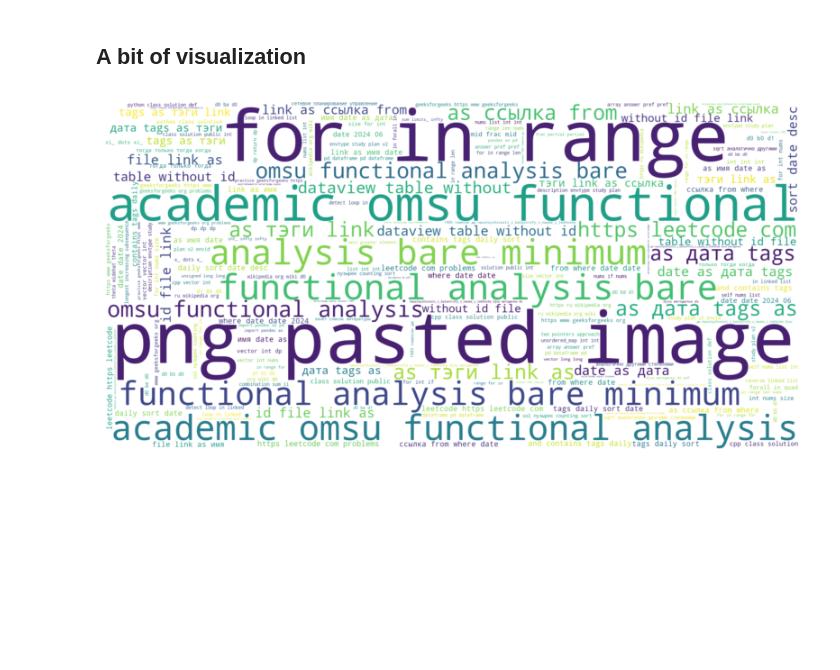
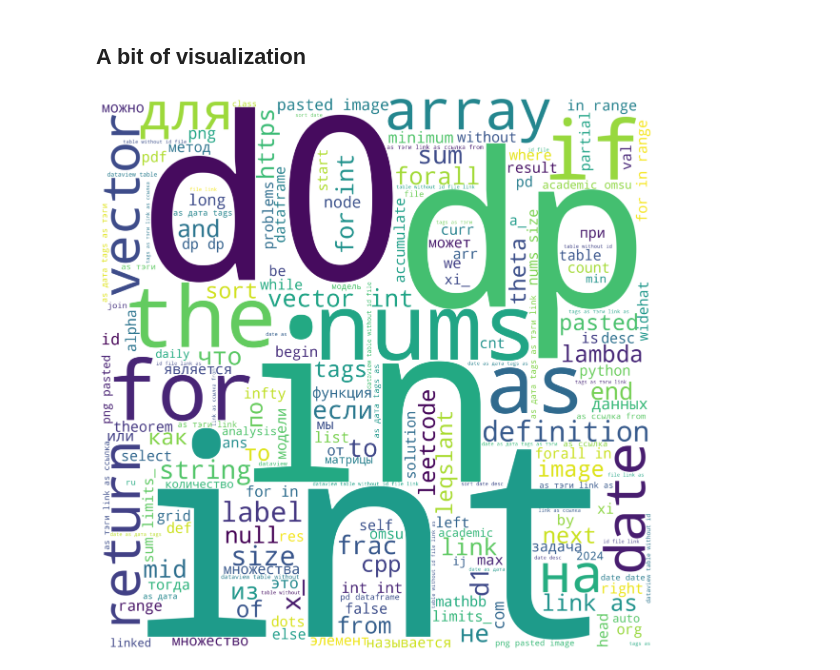
Before and after one commit to ruzanovad/learn-struct, a Jupyter notebook: prepare_dataset.ipynb, the cells around one changed output. Cells and saved outputs as stored; diff of their text form; code cells hidden in the pictures; blank space fills up the shorter version.

```diff
--- a/prepare_dataset.ipynb
+++ b/prepare_dataset.ipynb
@@ -34,7 +36,7 @@ import pandas as pd
 df = pd.DataFrame()
 
 
-def walk_in_data_and_add(rootdir=r"data"):
+def walk_in_data_and_add(rootdir=path):
     rows_list = []
 
     for folder, dirnames, files in os.walk(rootdir):
@@ -88,7 +87,7 @@ Let's detect files that contain YAML front matter.
 # %%
 df_with_yaml = df[
     df["text"].str.contains(r"(?s)^---\s*\n(.*?)\n---\s*(\n|$)", regex=True)
-]
+].reset_index(drop=True)
 df_with_yaml
 # %% [output]
 |  | directory | name | extension | text |
@@ -156,6 +150,13 @@ df_with_yaml
 # %%
+import yaml._yaml
+
+
 def preprocess_yaml(row):
-    row = yaml.safe_load(row) if pd.notnull(row) else None
+    try:
+        row = yaml.safe_load(row) if pd.notnull(row) else None
+    except yaml.constructor.ConstructorError:
+        return "{}"
+
     if row == None:
         return row
     for key in row.keys():
@@ -208,16 +209,16 @@ def get_word_cloud(text, ngram_range=(1, 1)):
     X = vec.fit_transform(text)
     words_tfidf = dict(zip(vec.get_feature_names_out(), X.sum(axis=0).A1)) # np.asarray(X.sum(axis=0)).ravel()
     wordCloud = WordCloud(
-        width=2000, height=1000, random_state=42, background_color="white"
+        width=2000, height=2000, random_state=42, background_color="white"
     ).generate_from_frequencies(words_tfidf)
 
-    plt.figure(figsize=(10, 5))
+    plt.figure(figsize=(15, 15))
     plt.axis("off")
     plt.imshow(wordCloud, interpolation="bilinear")
     plt.show()
 # %% [markdown]
 ## A bit of visualization
 # %%
-get_word_cloud(df_with_yaml['text'], (3, 4))
+get_word_cloud(df_with_yaml['text'], (1, 6))
 # %% [output]
-[figure, old version]
+[figure, new version]
```
Also changed, not shown: parts of 16 cells of this notebook.
